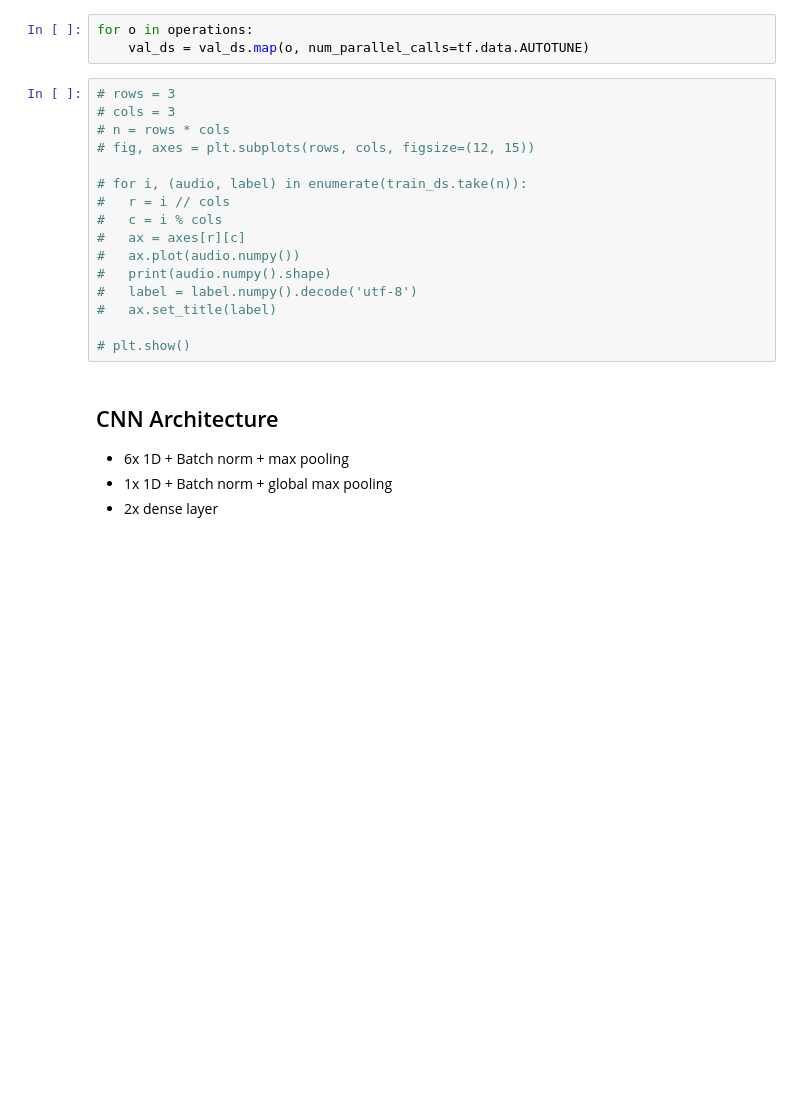
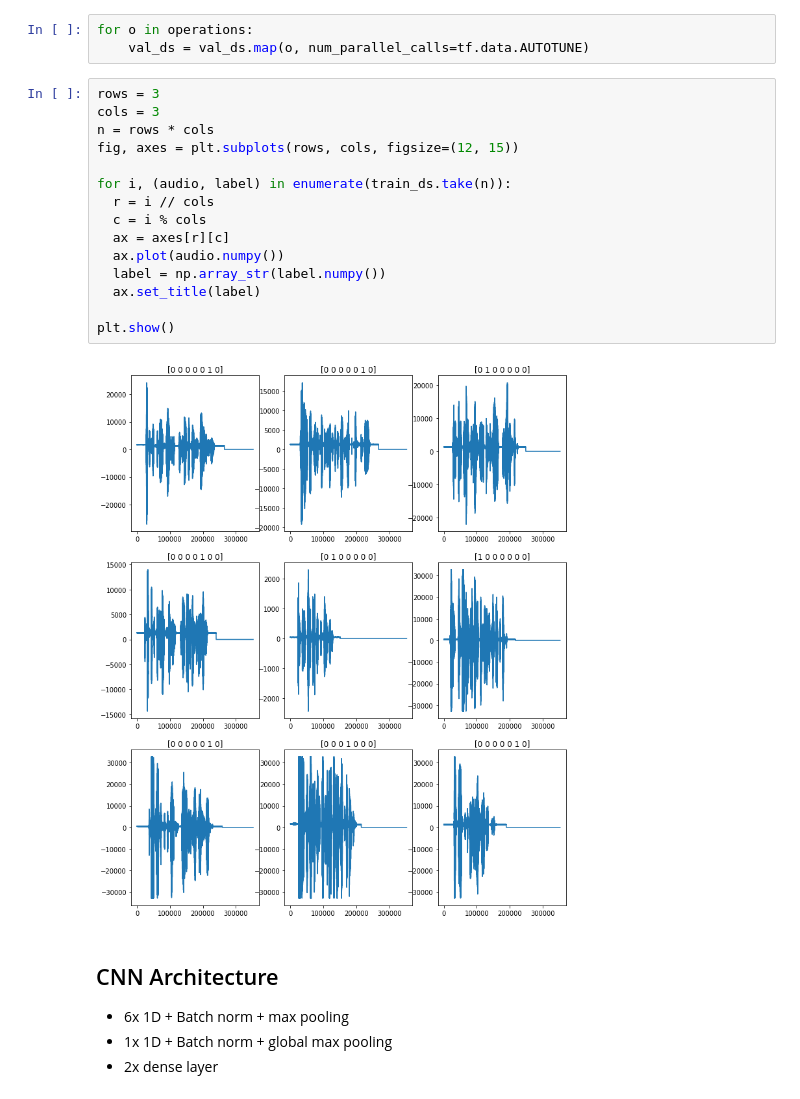
Before and after one commit to alejack9/Speech-Emotion-Recognition, a Jupyter notebook: Paper/paper.ipynb, the cells around one changed output. Saved outputs shown, nothing was run; the diff lists cells and outputs as text; blank space fills up the shorter version.

Commit message:
fix audio graph

```diff
--- a/Paper/paper.ipynb
+++ b/Paper/paper.ipynb
@@ -158,21 +155,22 @@ for o in operations:
 for o in operations:
     val_ds = val_ds.map(o, num_parallel_calls=tf.data.AUTOTUNE)
 # %%
-# rows = 3
-# cols = 3
-# n = rows * cols
-# fig, axes = plt.subplots(rows, cols, figsize=(12, 15))
+rows = 3
+cols = 3
+n = rows * cols
+fig, axes = plt.subplots(rows, cols, figsize=(12, 15))
 
-# for i, (audio, label) in enumerate(train_ds.take(n)):
-#   r = i // cols
-#   c = i % cols
-#   ax = axes[r][c]
-#   ax.plot(audio.numpy())
-#   print(audio.numpy().shape)
-#   label = label.numpy().decode('utf-8')
-#   ax.set_title(label)
+for i, (audio, label) in enumerate(train_ds.take(n)):
+  r = i // cols
+  c = i % cols
+  ax = axes[r][c]
+  ax.plot(audio.numpy())
+  label = np.array_str(label.numpy())
+  ax.set_title(label)
 
-# plt.show()
+plt.show()
+# %% [output]
+[figure, added]
 # %% [markdown]
 ## CNN Architecture
  * 6x 1D + Batch norm + max pooling
```
Also changed, not shown: parts of 2 cells of this notebook.
